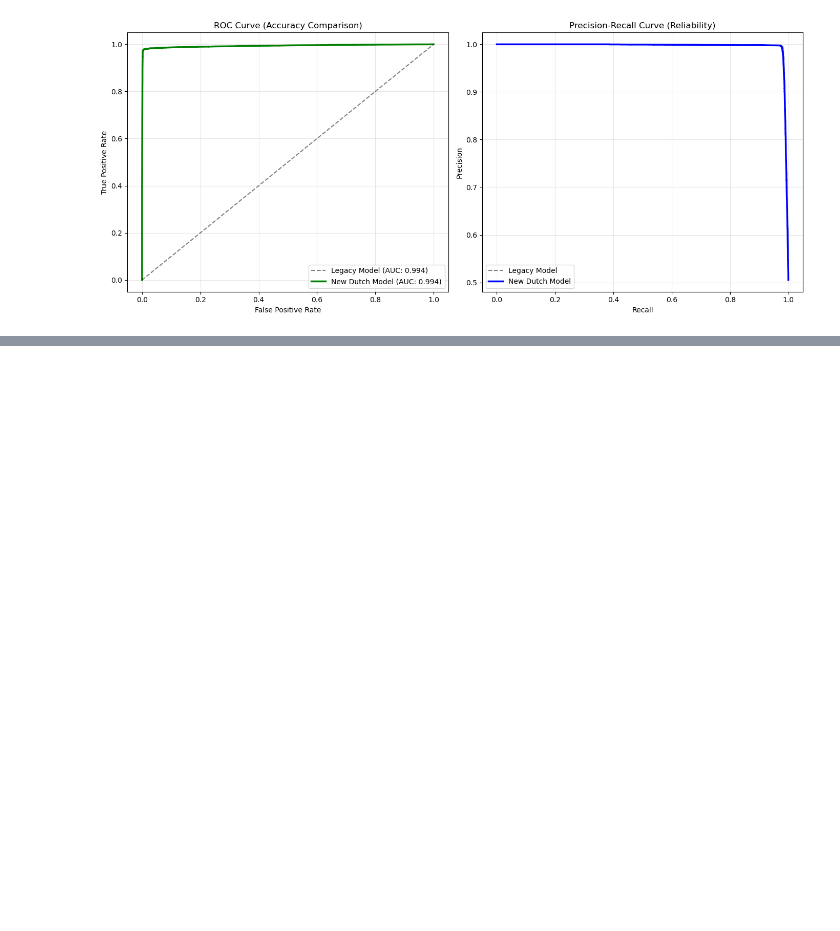
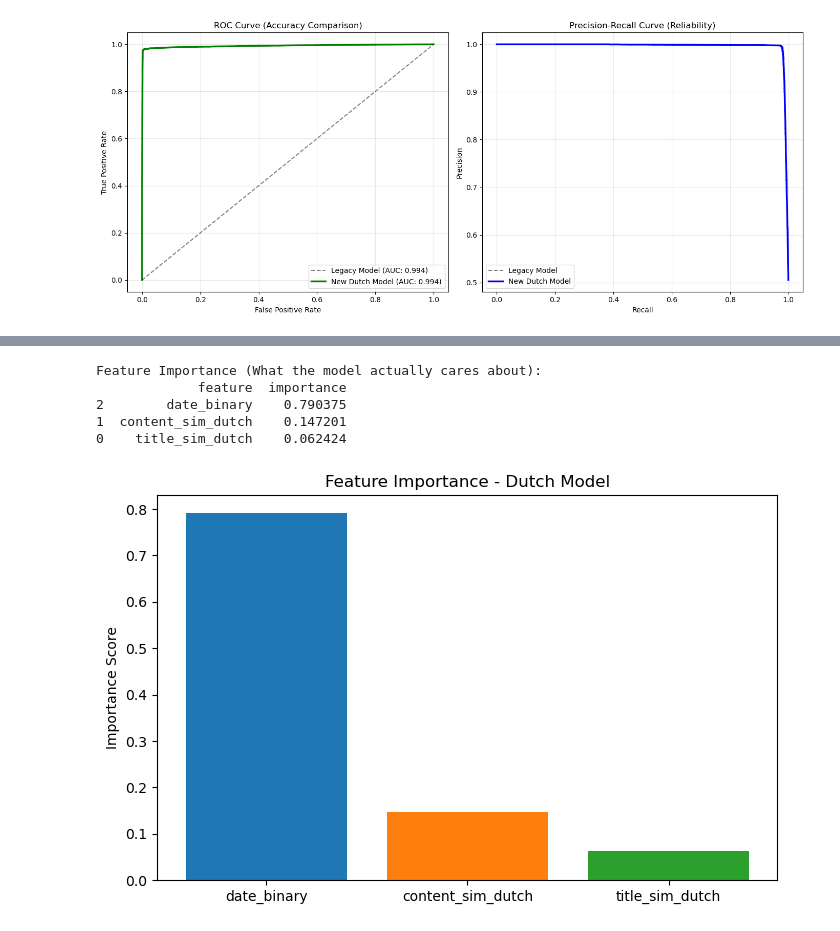
Before and after one commit to slaaziz/CBS, a Jupyter notebook: rf_models_reconstructed.ipynb, the cells around one changed output, grey strips where cells are left out. Cells and saved outputs as stored; diff of their text form; code cells hidden in the pictures; blank space fills up the shorter version.

```diff
--- a/rf_models_reconstructed.ipynb
+++ b/rf_models_reconstructed.ipynb
@@ -214,0 +490,33 @@ plt.show()
+# %%
+# loading the dutch model again
+with open('model_rf_fixed.pkl', 'rb') as f:
+    model_dutch = pickle.load(f)
+
+# these are the features we trained on
+features = ['title_sim_dutch', 'content_sim_dutch', 'date_binary']
+
+# getting the importance scores
+importances = model_dutch.feature_importances_
+
+# making a dataframe so its easy to read
+feature_df = pd.DataFrame({
+    'feature': features,
+    'importance': importances
+}).sort_values(by='importance', ascending=False)
+
+print("Feature Importance (What the model actually cares about):")
+print(feature_df)
+
+# plot
+plt.figure(figsize=(8, 5))
+plt.bar(feature_df['feature'], feature_df['importance'], color=['#1f77b4', '#ff7f0e', '#2ca02c'])
+plt.title("Feature Importance - Dutch Model")
+plt.ylabel("Importance Score")
+plt.show()
+# %% [output]
+Feature Importance (What the model actually cares about):
+             feature  importance
+2        date_binary    0.790375
+1  content_sim_dutch    0.147201
+0    title_sim_dutch    0.062424
+[figure, added]
```
Also changed, not shown: parts of 16 cells of this notebook.
